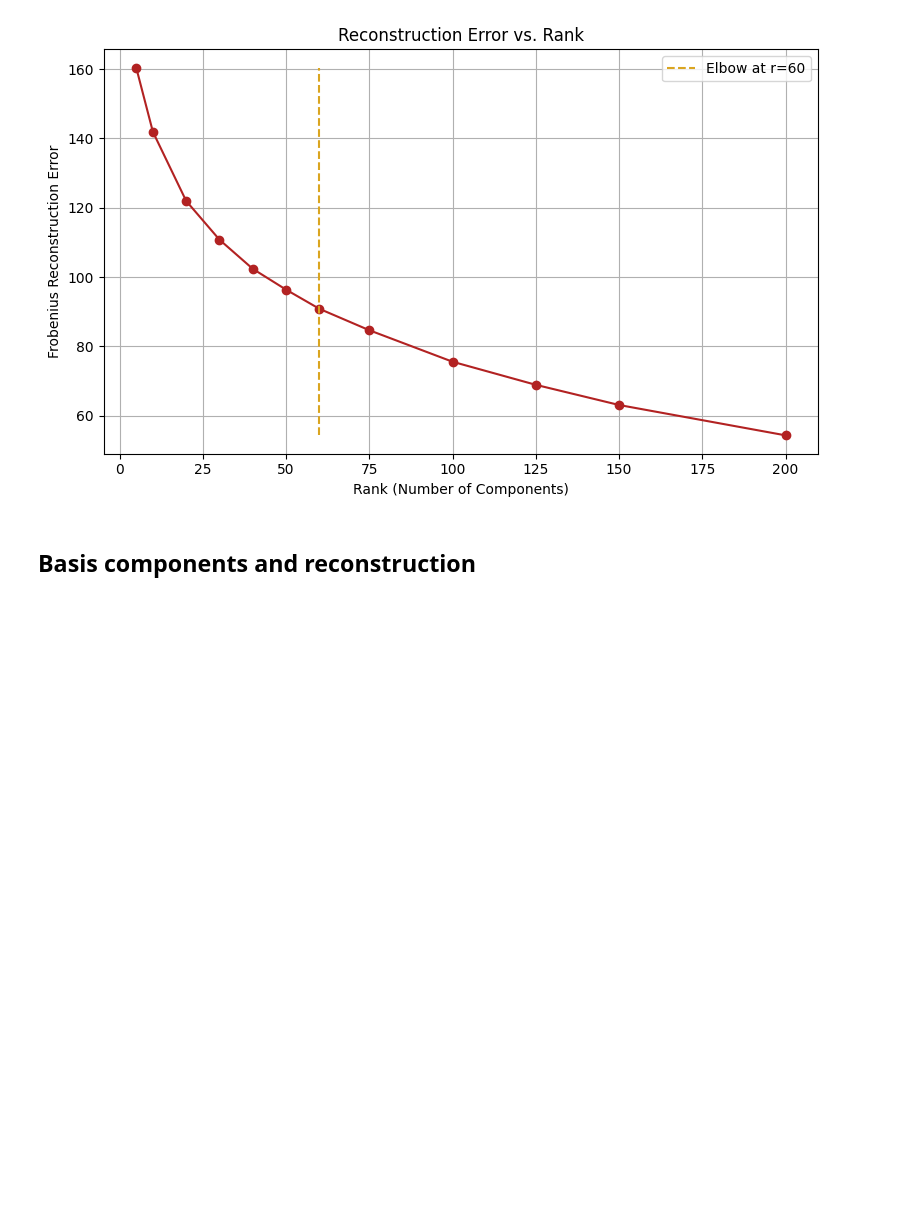
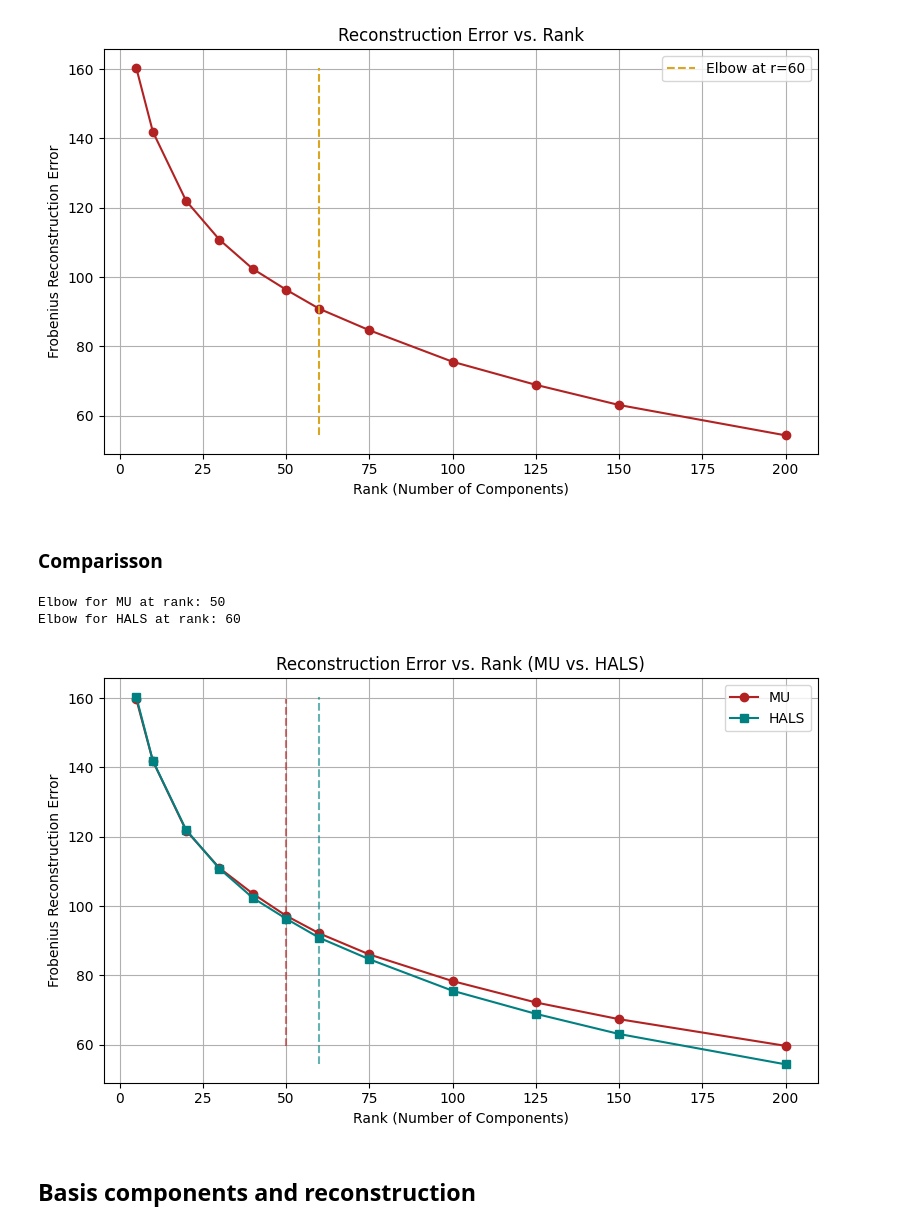
Before and after one commit to sofillav/nmf_project, a Jupyter notebook: notebook.ipynb, the cells around one changed output. Drawn from its saved outputs; the diff is of its cells as text; code cells hidden in the pictures; blank space fills up the shorter version.

Commit message:
add comparisson plot

```diff
--- a/notebook.ipynb
+++ b/notebook.ipynb
@@ -305,6 +304,14 @@ plot_reconstruction_error_vs_rank(ranks_vals, hals_error_vals)
 # %% [output]
 Elbow at rank: 60
 [figure]
+# %% [markdown]
+### Comparisson
+# %%
+plot_reconstruction_errors_comparison(ranks_vals, mu_error_vals, hals_error_vals)
+# %% [output]
+Elbow for MU at rank: 50
+Elbow for HALS at rank: 60
+[figure, added]
 # %% [markdown]
 ## Basis components and reconstruction
 # %% [markdown]
```
Also changed, not shown: parts of 5 cells of this notebook, 1 other file.
